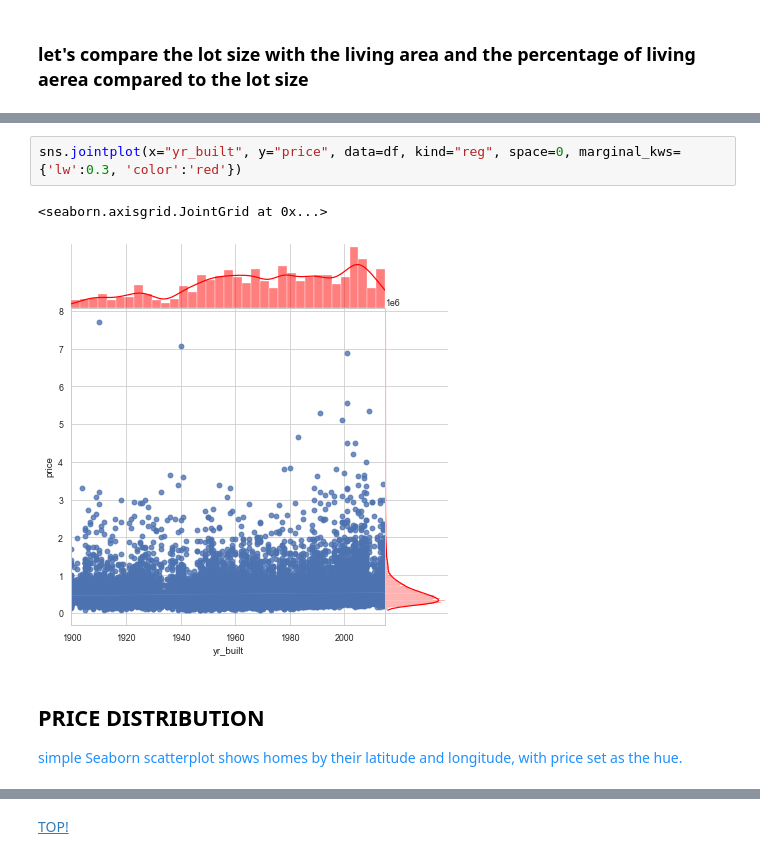
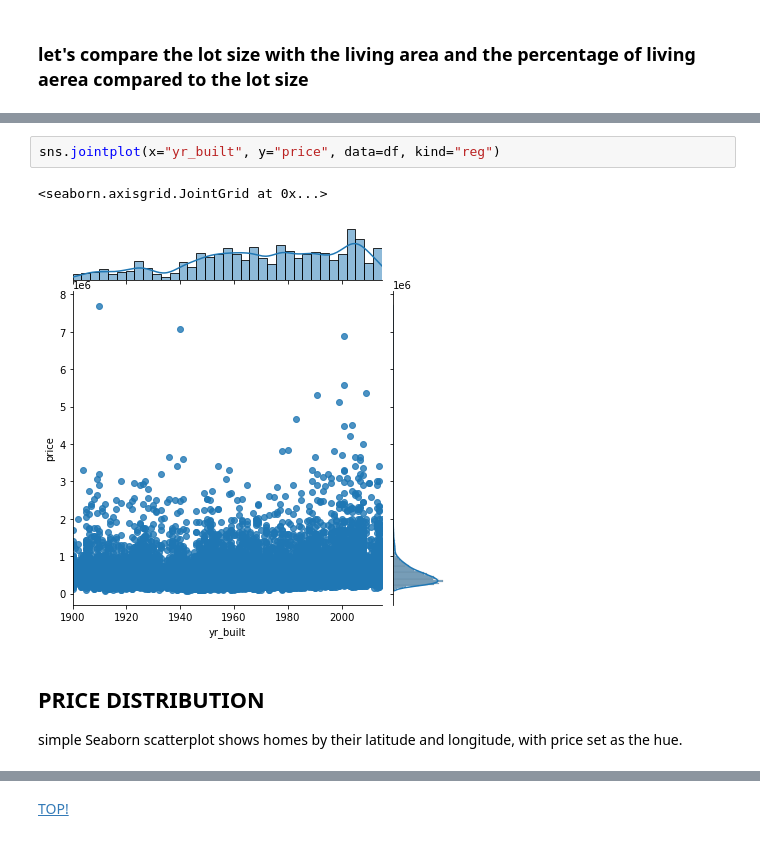
Before and after one commit to akladyous/King-County-Housing-Analysis, a Jupyter notebook: index.ipynb, the cells around one changed output, grey strips where cells are left out. Cells and saved outputs as stored; diff of their text form.

```diff
--- a/index.ipynb
+++ b/index.ipynb
@@ -332,11 +310,11 @@ sns.lineplot(x=yr_built_unique, y=n_construction, color='red')
 # %%
-sns.jointplot(x="yr_built", y="price", data=df, kind="reg", space=0, marginal_kws={'lw':0.3, 'color':'red'})
+sns.jointplot(x="yr_built", y="price", data=df, kind="reg")
 # %% [output]
 <seaborn.axisgrid.JointGrid at 0x...>
-[figure, old version]
+[figure, new version]
 # %% [markdown]
 <h2 id="price_distribution">PRICE DISTRIBUTION</h2>
-<p style="color:DodgerBlue;">simple Seaborn scatterplot shows homes by their latitude and longitude, with price set as the hue.</p>
+<p style="color:Black;">simple Seaborn scatterplot shows homes by their latitude and longitude, with price set as the hue.</p>
 # %%
 plt.figure(figsize=(14,8))
 sns.scatterplot(x=df.long, y=df.lat, hue=df.price, size=df.price, palette='flag')
```
Also changed, not shown: parts of 89 cells of this notebook, 10 other files.
